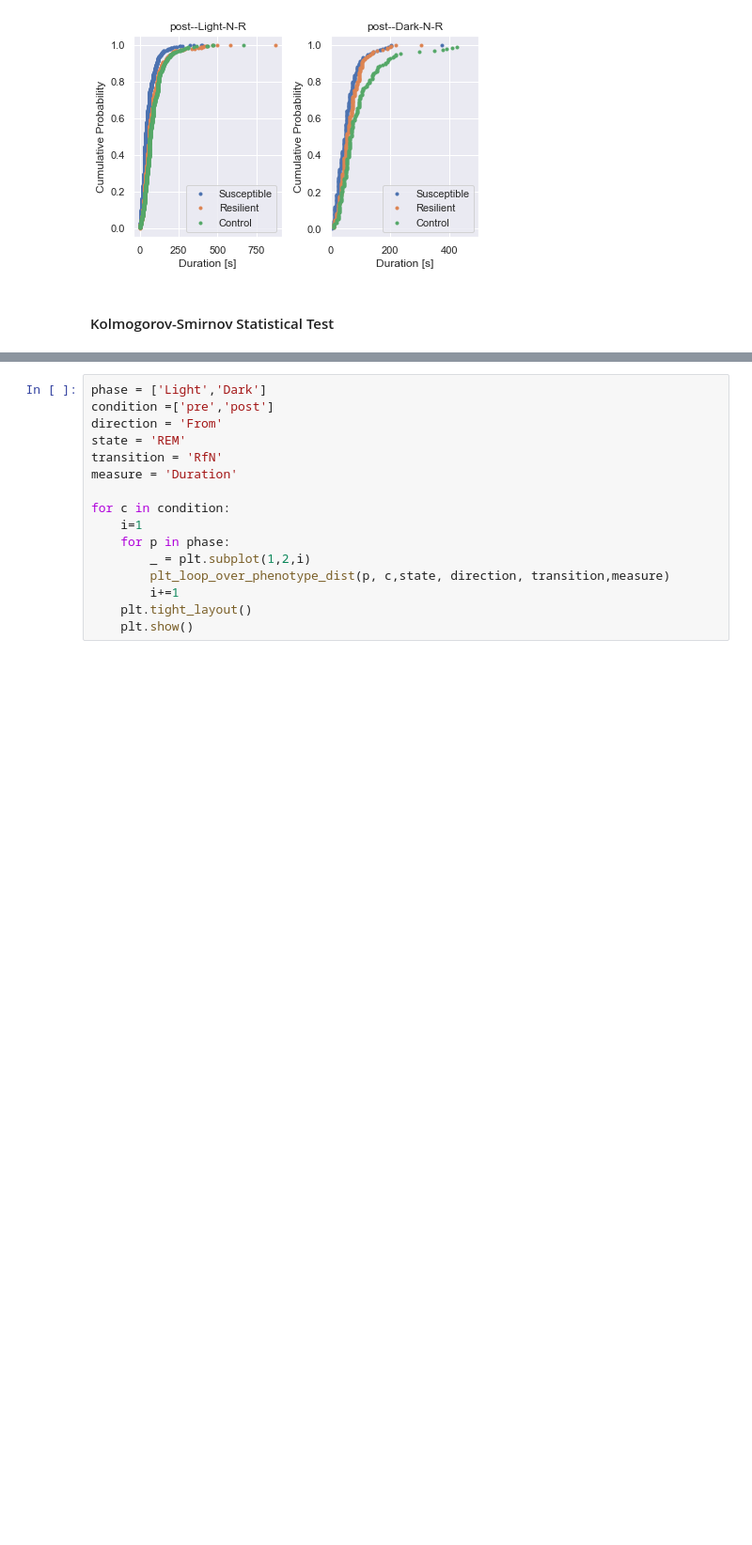
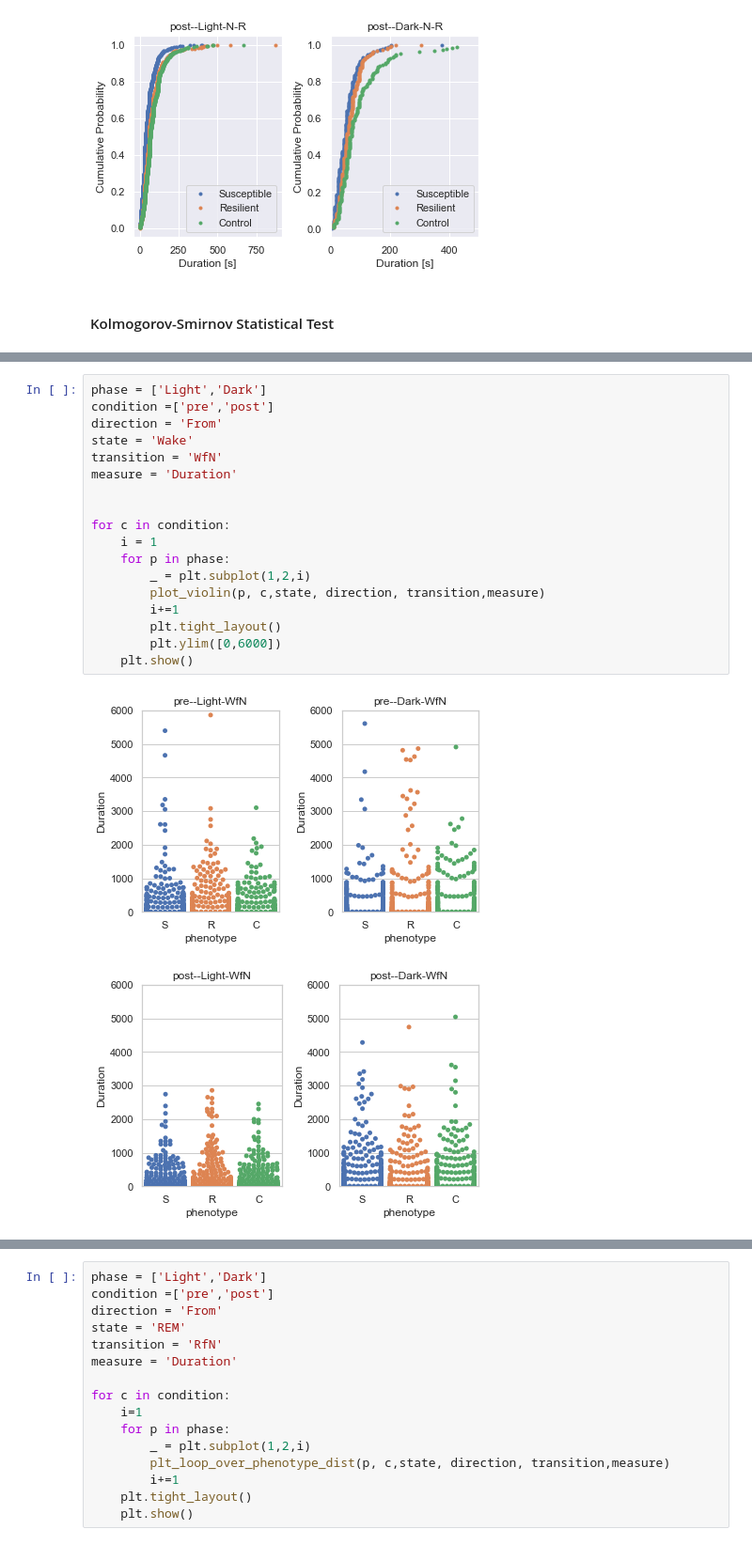
Before and after one commit to basmarad/Modeling-sleep-wake-states-, a Jupyter notebook: Vigilances_States_analysis.ipynb, the cells around one changed output, grey strips where cells are left out. Shown at 94% size. Drawn from its saved outputs; the diff is of its cells as text; blank space fills up the shorter version.

```diff
--- a/Vigilances_States_analysis.ipynb
+++ b/Vigilances_States_analysis.ipynb
@@ -490,0 +481,21 @@ Kolmogorov-Smirnov test between ks_2samp(l_Susceptible, l_Control)) Ks_2sampResu
+# %%
+phase = ['Light','Dark']
+condition =['pre','post']
+direction = 'From'
+state = 'Wake'
+transition = 'WfN'
+measure = 'Duration'
+
+
+for c in condition:
+    i = 1
+    for p in phase:
+        _ = plt.subplot(1,2,i)
+        plot_violin(p, c,state, direction, transition,measure)
+        i+=1
+        plt.tight_layout()
+        plt.ylim([0,6000])
+    plt.show()
+# %% [output]
+[figure, added]
+[figure, added]
```
Also changed, not shown: parts of 58 cells of this notebook.
